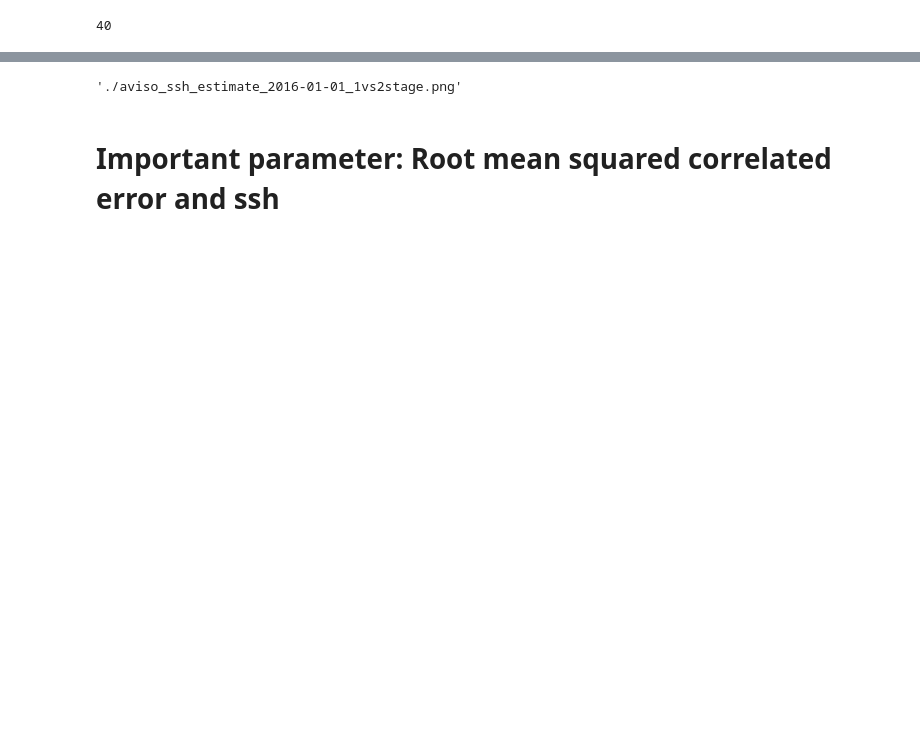
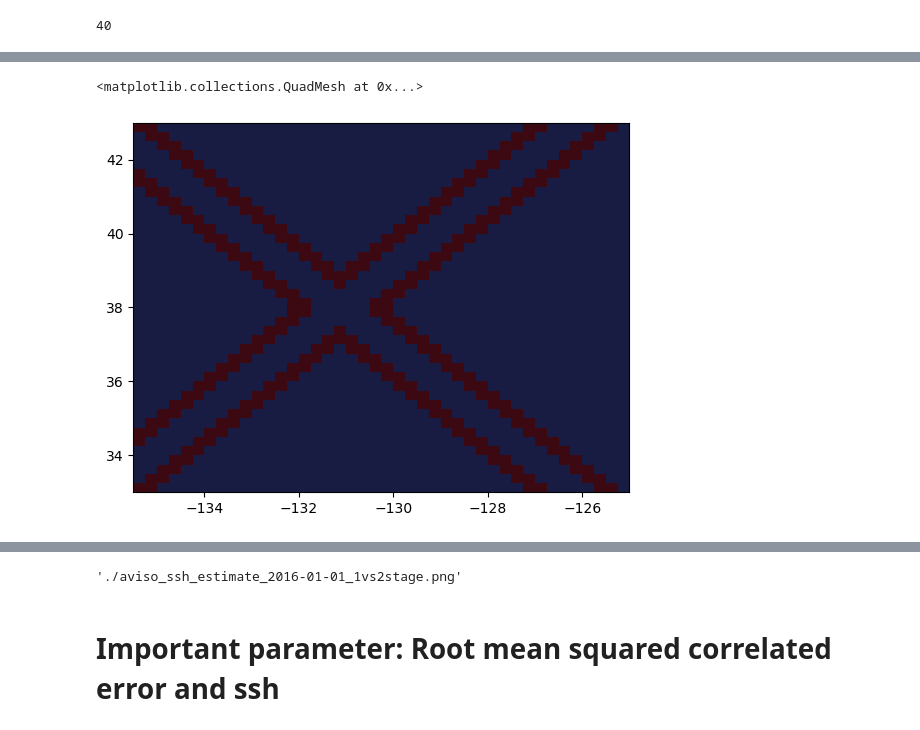
Before and after one commit to yugaophd/cer-swot, a Jupyter notebook: CER111_aviso_multiday_swath_1v2step.ipynb, the cells around one changed output, grey strips where cells are left out. Drawn from its saved outputs; the diff is of its cells as text; code cells hidden in the pictures; blank space fills up the shorter version.

```diff
--- a/CER111_aviso_multiday_swath_1v2step.ipynb
+++ b/CER111_aviso_multiday_swath_1v2step.ipynb
@@ -753,3 +814,8 @@ Text(0.5, 1.0, 'f) 2-Stage Residual: 42.16%')
+# %%
+plt.pcolormesh(lon, lat, edge_mask, cmap = cmo.cm.balance)
+# %% [output]
+<matplotlib.collections.QuadMesh at 0x...>
+[figure, added]
 # %%
 fig = plt.figure(figsize = (13, 10))
 n = 39
```
Also changed, not shown: parts of 23 cells of this notebook, 2 other files.
